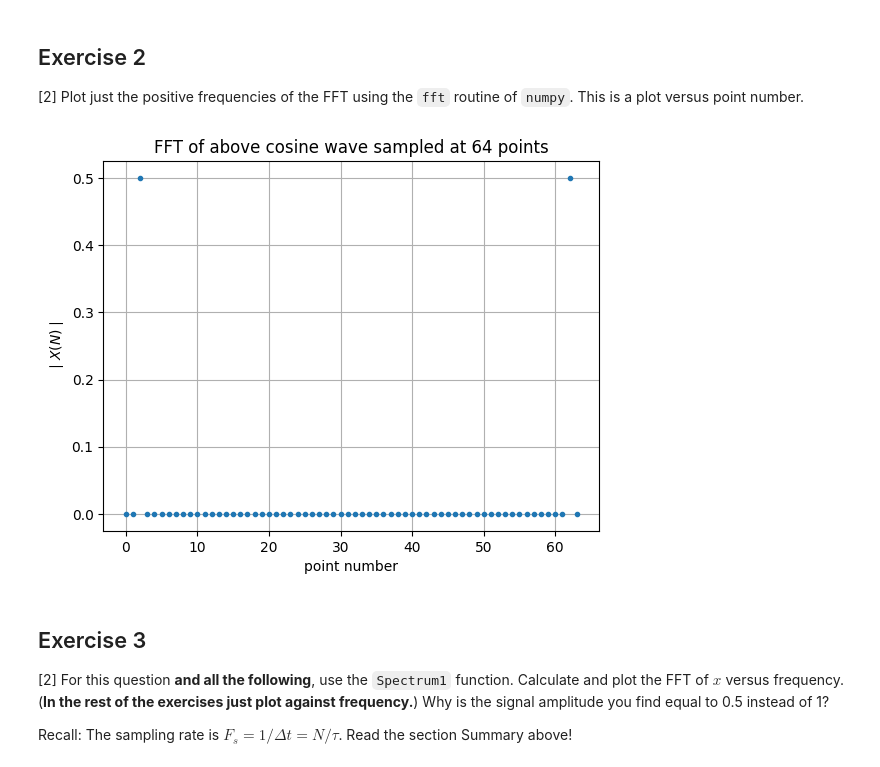
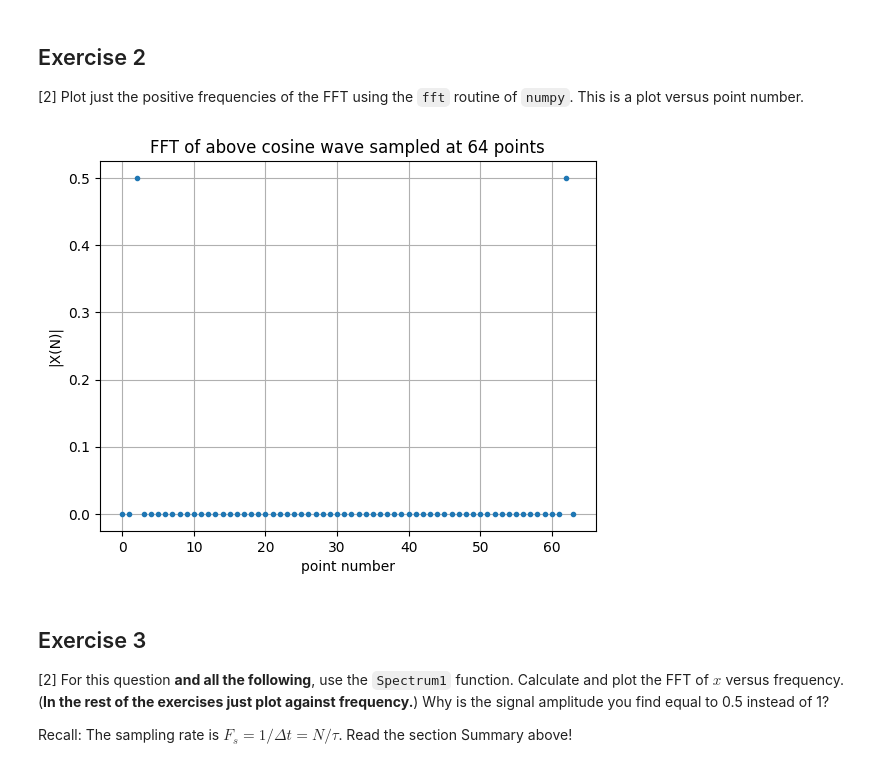
Before and after one commit to PX2145-2025/week-10-b-lloydCallum, a Jupyter notebook: FFT.ipynb, the cells around one changed output. Saved outputs shown, nothing was run; the diff lists cells and outputs as text; code cells hidden in the pictures.

```diff
--- a/FFT.ipynb
+++ b/FFT.ipynb
@@ -326,24 +326,24 @@ Text(0, 0.5, 'frequency (Hz)')
 # %%
 import matplotlib.pyplot as plt
 import numpy as np
 from numpy.fft import fft, ifft
 
 N = 64
 tau = 10
 t = np.linspace(0,tau,N,endpoint=False)
 
 f = 0.2 # frequency in Hz
 x = np.cos(2*np.pi*f*t)
 
 X = fft(x)/N # fft and normalise
 
 plt.plot(np.abs(X),'.')
 plt.title('FFT of above cosine wave sampled at '+str(N)+' points')
 plt.xlabel('point number')
-plt.ylabel('$\mid X(N)\mid$')
+plt.ylabel('|X(N)|')
 plt.grid()
 # %% [output]
-[figure, old version]
+[figure, new version]
 # %% [markdown]
 ## Exercise 3
 
```
